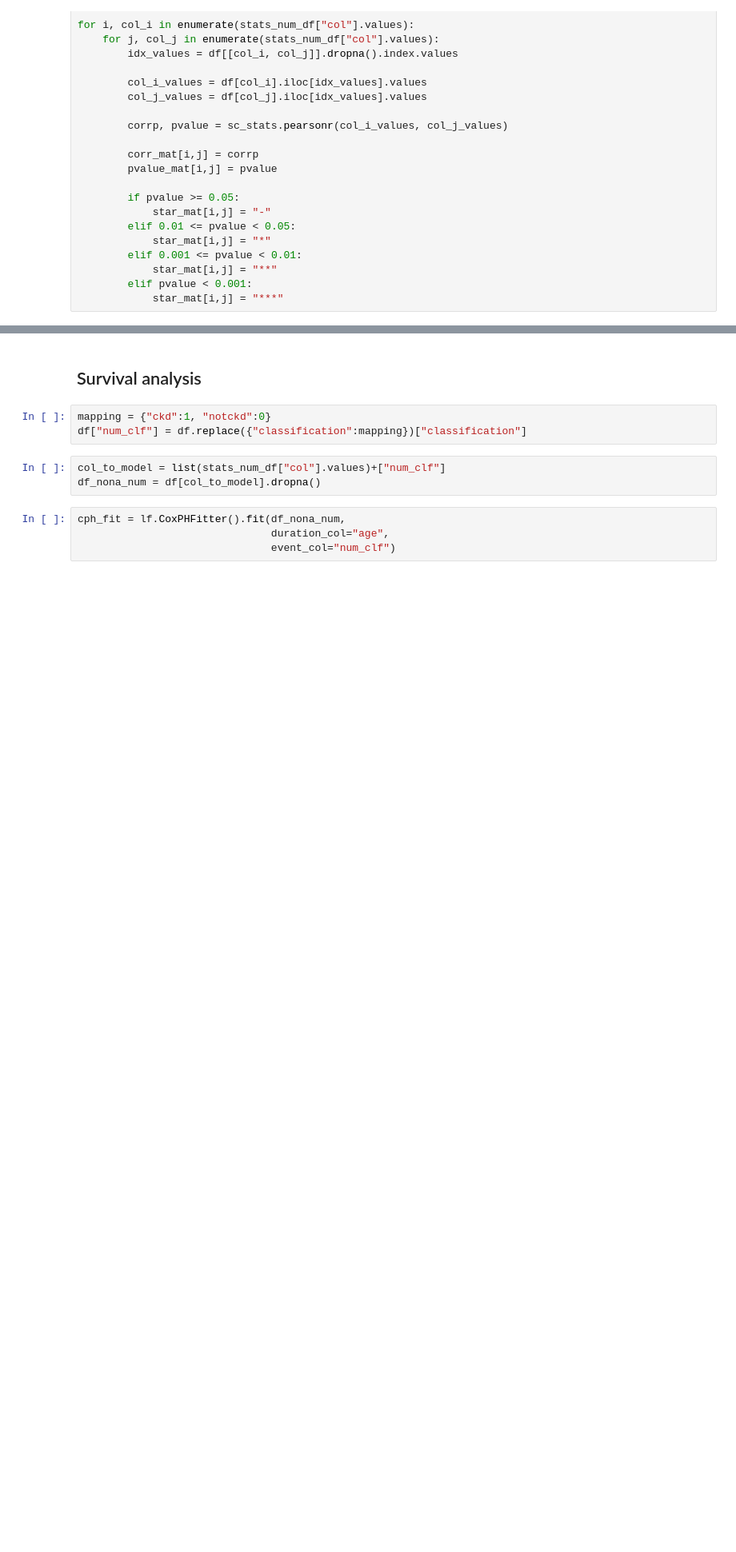
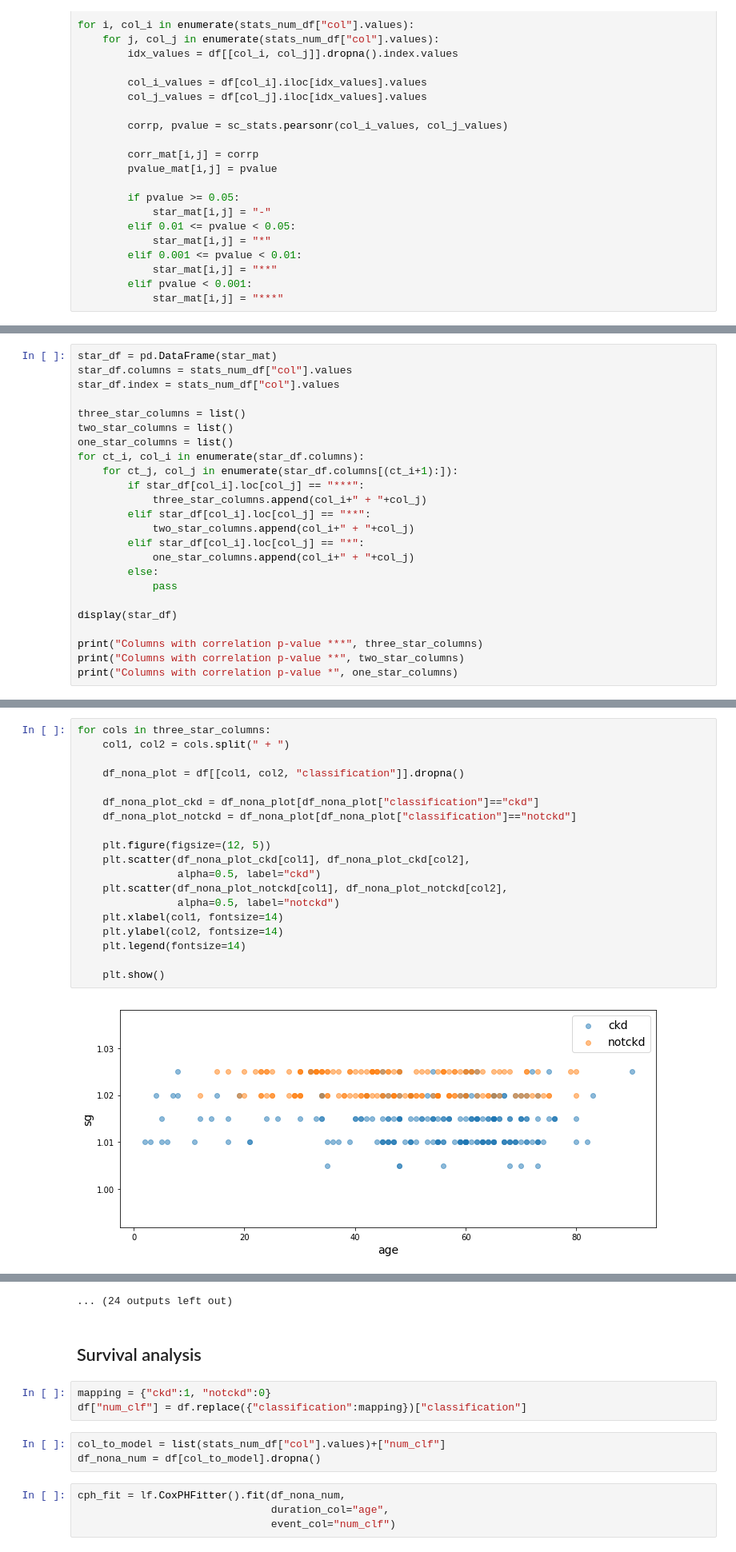
Before and after one commit to JoseLlanes/Kidney-disease-prediction, a Jupyter notebook: Kidney disease prediction.ipynb, the cells around one changed output, grey strips where cells are left out. Shown at 80% size. Drawn from its saved outputs; the diff is of its cells as text; blank space fills up the shorter version.

```diff
--- a/Kidney disease prediction.ipynb
+++ b/Kidney disease prediction.ipynb
@@ -453,0 +510,24 @@ star_df
+# %%
+star_df = pd.DataFrame(star_mat)
+star_df.columns = stats_num_df["col"].values
+star_df.index = stats_num_df["col"].values
+
+three_star_columns = list()
+two_star_columns = list()
+one_star_columns = list()
+for ct_i, col_i in enumerate(star_df.columns):
+    for ct_j, col_j in enumerate(star_df.columns[(ct_i+1):]):
+        if star_df[col_i].loc[col_j] == "***":
+            three_star_columns.append(col_i+" + "+col_j)
+        elif star_df[col_i].loc[col_j] == "**":
+            two_star_columns.append(col_i+" + "+col_j)
+        elif star_df[col_i].loc[col_j] == "*":
+            one_star_columns.append(col_i+" + "+col_j)
+        else:
+            pass
+
+display(star_df)
+
+print("Columns with correlation p-value ***", three_star_columns)
+print("Columns with correlation p-value **", two_star_columns)
+print("Columns with correlation p-value *", one_star_columns)
@@ -453,0 +549,21 @@ star_df
+# %%
+for cols in three_star_columns:
+    col1, col2 = cols.split(" + ")
+
+    df_nona_plot = df[[col1, col2, "classification"]].dropna()
+
+    df_nona_plot_ckd = df_nona_plot[df_nona_plot["classification"]=="ckd"]
+    df_nona_plot_notckd = df_nona_plot[df_nona_plot["classification"]=="notckd"]
+
+    plt.figure(figsize=(12, 5))
+    plt.scatter(df_nona_plot_ckd[col1], df_nona_plot_ckd[col2],
+                alpha=0.5, label="ckd")
+    plt.scatter(df_nona_plot_notckd[col1], df_nona_plot_notckd[col2],
+                alpha=0.5, label="notckd")
+    plt.xlabel(col1, fontsize=14)
+    plt.ylabel(col2, fontsize=14)
+    plt.legend(fontsize=14)
+
+    plt.show()
+# %% [output]
+[figure, added]
@@ -454,3 +581,4 @@ star_df
+... (24 outputs left out)
 # %% [markdown]
 ## Survival analysis
 # %%
```
Also changed, not shown: parts of 18 cells of this notebook.
